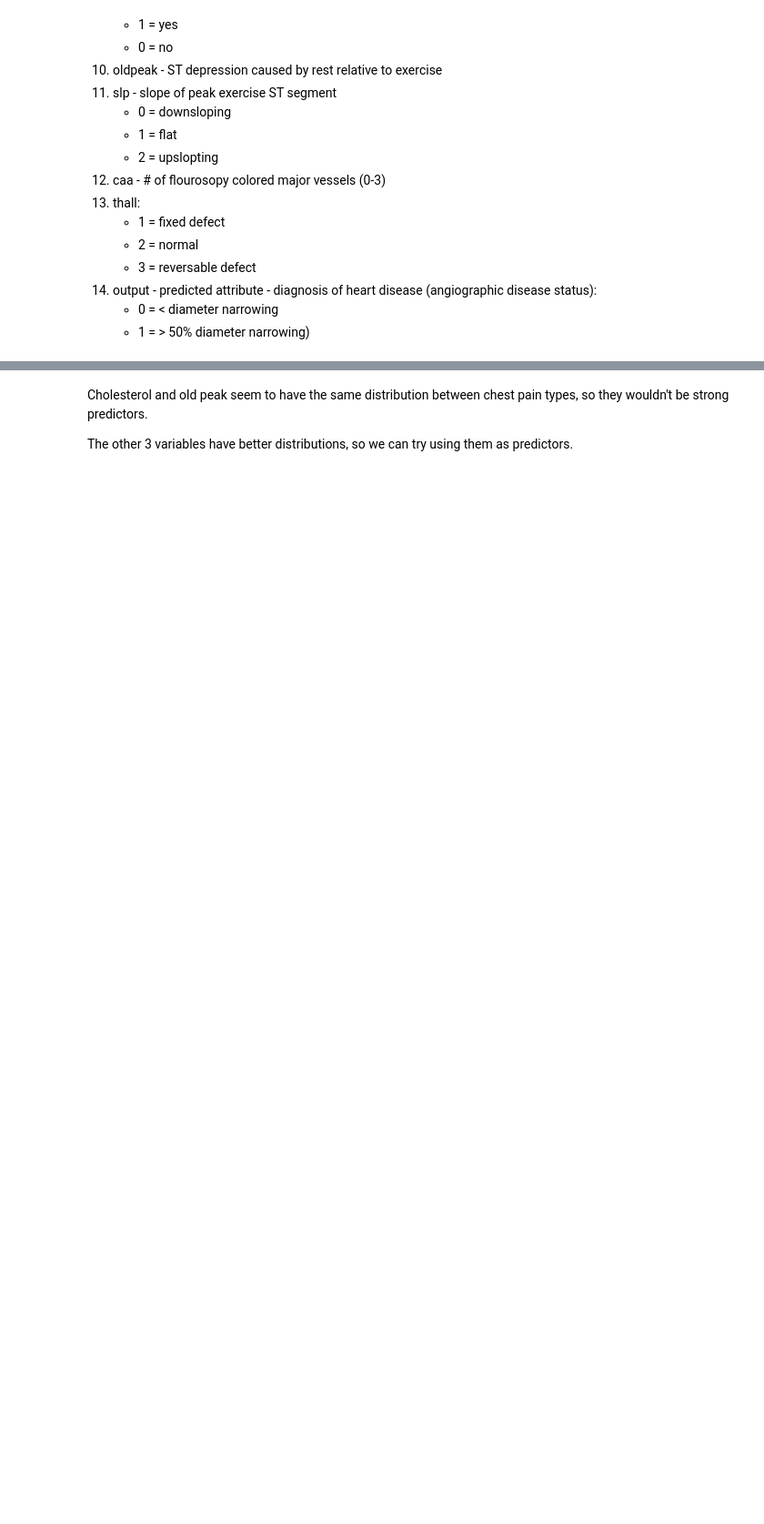
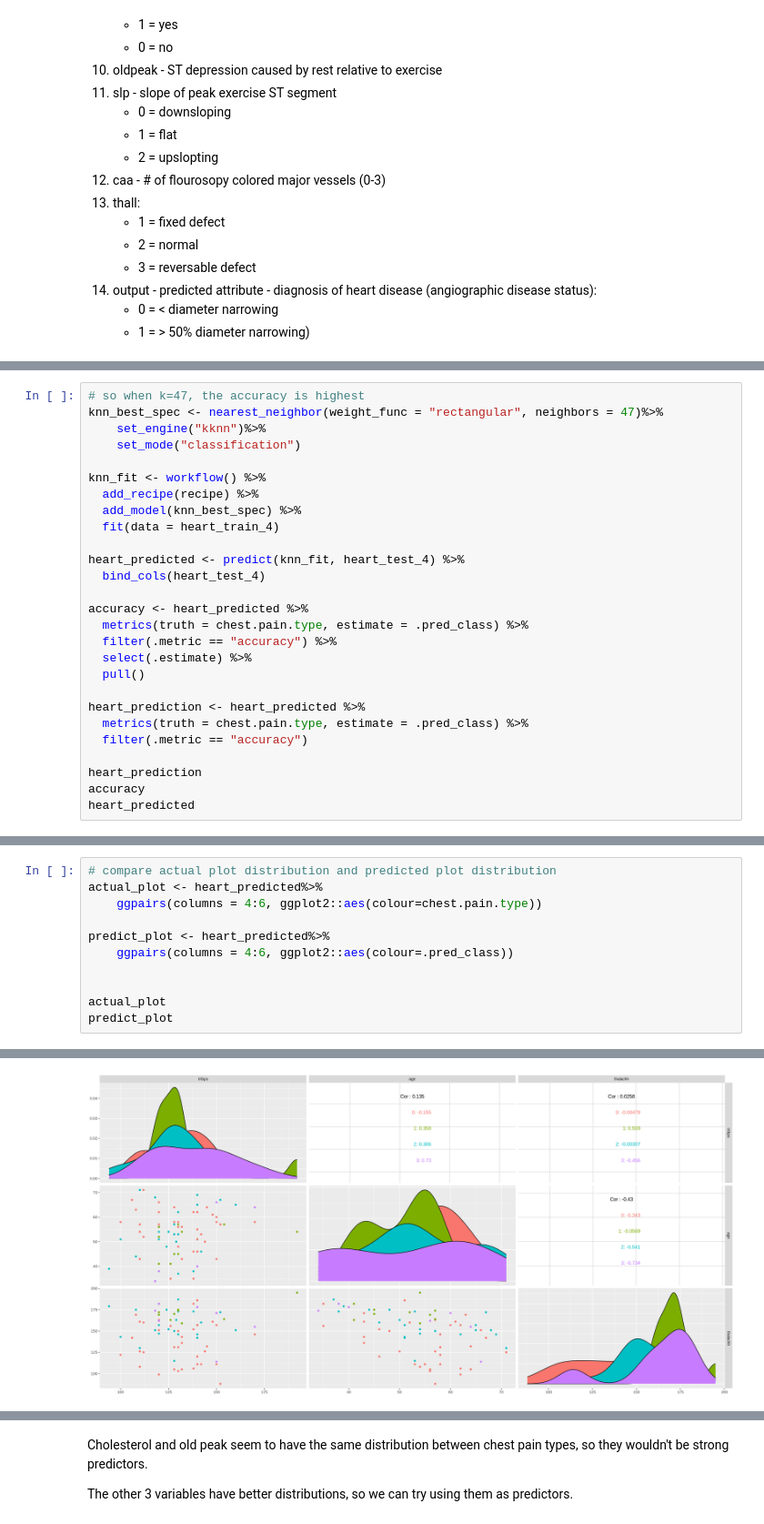
Before and after one commit to AlexLuo602/group26v2, a Jupyter notebook: test.ipynb, the cells around one changed output, grey strips where cells are left out. Shown at 91% size. Cells and saved outputs as stored; diff of their text form; blank space fills up the shorter version.

```diff
--- a/test.ipynb
+++ b/test.ipynb
@@ -82,0 +375,27 @@ heart_csv
+# %%
+# so when k=47, the accuracy is highest
+knn_best_spec <- nearest_neighbor(weight_func = "rectangular", neighbors = 47)%>%
+    set_engine("kknn")%>%
+    set_mode("classification")
+
+knn_fit <- workflow() %>%
+  add_recipe(recipe) %>%
+  add_model(knn_best_spec) %>%
+  fit(data = heart_train_4)
+
+heart_predicted <- predict(knn_fit, heart_test_4) %>%
+  bind_cols(heart_test_4)
+
+accuracy <- heart_predicted %>%
+  metrics(truth = chest.pain.type, estimate = .pred_class) %>%
+  filter(.metric == "accuracy") %>%
+  select(.estimate) %>%
+  pull()
+
+heart_prediction <- heart_predicted %>%
+  metrics(truth = chest.pain.type, estimate = .pred_class) %>%
+  filter(.metric == "accuracy")
+
+heart_prediction
+accuracy
+heart_predicted
@@ -82,0 +431,12 @@ heart_csv
+# %%
+# compare actual plot distribution and predicted plot distribution
+actual_plot <- heart_predicted%>%
+    ggpairs(columns = 4:6, ggplot2::aes(colour=chest.pain.type))
+
+predict_plot <- heart_predicted%>%
+    ggpairs(columns = 4:6, ggplot2::aes(colour=.pred_class))
+
+
+actual_plot
+predict_plot
+# %% [output]
@@ -82,0 +455 @@ heart_csv
+[figure, added]
```
Also changed, not shown: parts of 25 cells of this notebook.
